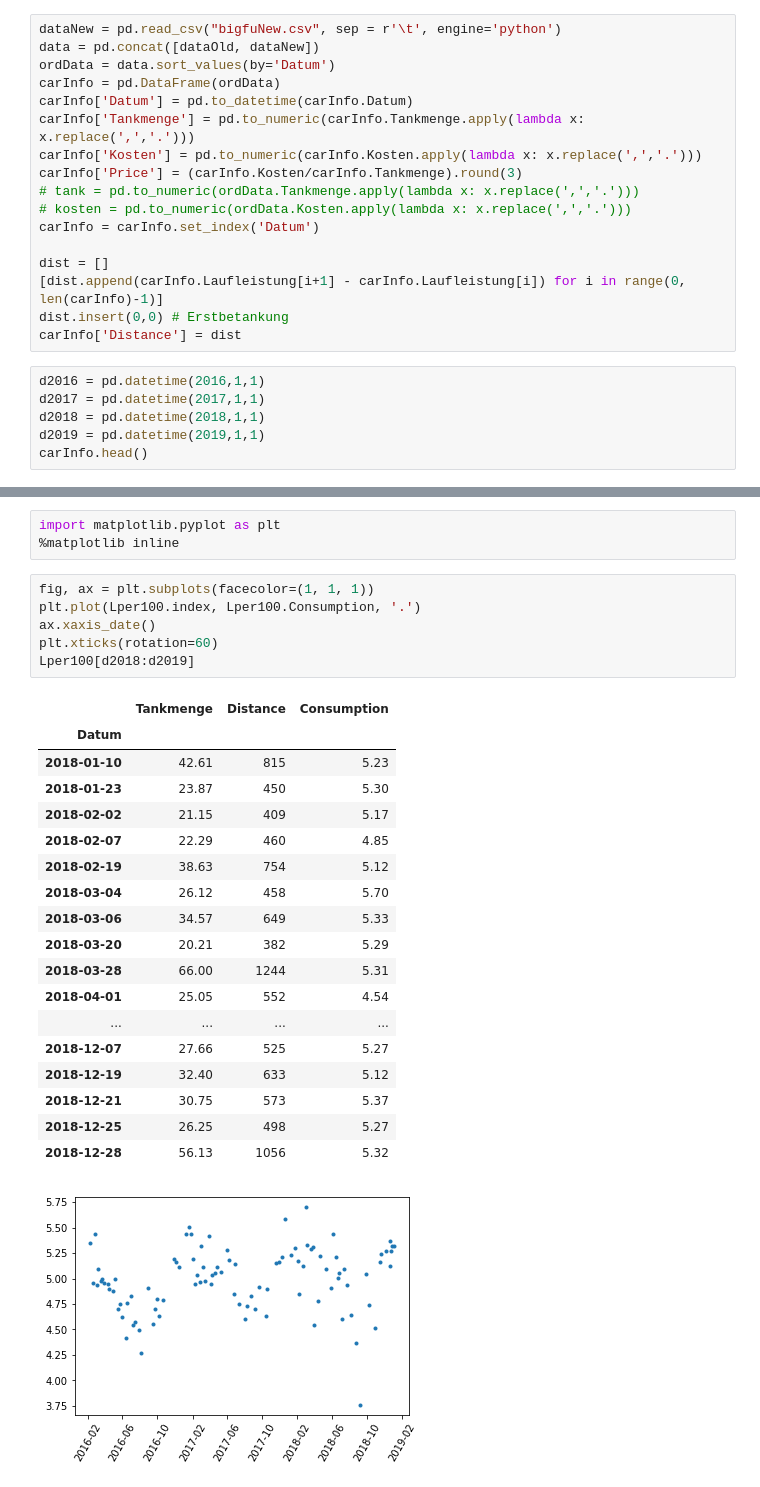
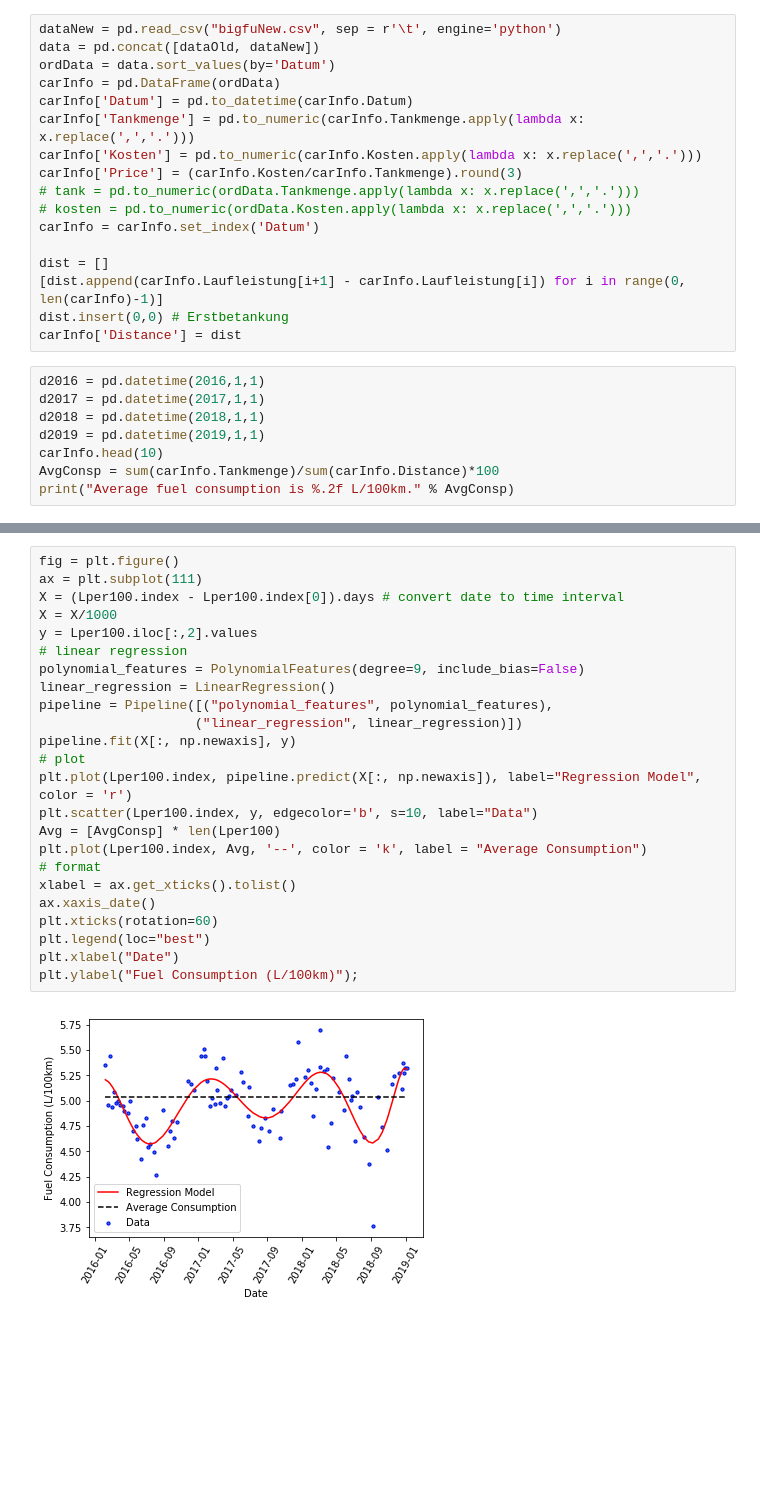
Before and after one commit to geraldgong/PKW_Fuel_Consumption, a Jupyter notebook: FordFuel.ipynb, the cells around one changed output, grey strips where cells are left out. Cells and saved outputs as stored; diff of their text form; blank space fills up the shorter version.

```diff
--- a/FordFuel.ipynb
+++ b/FordFuel.ipynb
@@ -35,5 +48,7 @@ d2016 = pd.datetime(2016,1,1)
 d2017 = pd.datetime(2017,1,1)
 d2018 = pd.datetime(2018,1,1)
 d2019 = pd.datetime(2019,1,1)
-carInfo.head()
+carInfo.head(10)
+AvgConsp = sum(carInfo.Tankmenge)/sum(carInfo.Distance)*100
+print("Average fuel consumption is %.2f L/100km." % AvgConsp)
 # %% [output]
@@ -85,29 +88,26 @@ See the caveats in the documentation: http://pandas.pydata.org/pandas-docs/stabl
-# %%
-import matplotlib.pyplot as plt
-%matplotlib inline
-# %%
-fig, ax = plt.subplots(facecolor=(1, 1, 1))
-plt.plot(Lper100.index, Lper100.Consumption, '.')
-ax.xaxis_date()
-plt.xticks(rotation=60)
-Lper100[d2018:d2019]
-# %% [output]
-|  | Tankmenge | Distance | Consumption |
-| Datum |  |  |  |
-| 2018-01-10 | 42.61 | 815 | 5.23 |
-| 2018-01-23 | 23.87 | 450 | 5.30 |
-| 2018-02-02 | 21.15 | 409 | 5.17 |
-| 2018-02-07 | 22.29 | 460 | 4.85 |
-| 2018-02-19 | 38.63 | 754 | 5.12 |
-| 2018-03-04 | 26.12 | 458 | 5.70 |
-| 2018-03-06 | 34.57 | 649 | 5.33 |
-| 2018-03-20 | 20.21 | 382 | 5.29 |
-| 2018-03-28 | 66.00 | 1244 | 5.31 |
-| 2018-04-01 | 25.05 | 552 | 4.54 |
-| ... | ... | ... | ... |
-| 2018-12-07 | 27.66 | 525 | 5.27 |
-| 2018-12-19 | 32.40 | 633 | 5.12 |
-| 2018-12-21 | 30.75 | 573 | 5.37 |
-| 2018-12-25 | 26.25 | 498 | 5.27 |
-| 2018-12-28 | 56.13 | 1056 | 5.32 |
-[figure, removed]
+# %%
+fig = plt.figure()
+ax = plt.subplot(111)
+X = (Lper100.index - Lper100.index[0]).days # convert date to time interval
+X = X/1000
+y = Lper100.iloc[:,2].values
+# linear regression
+polynomial_features = PolynomialFeatures(degree=9, include_bias=False)
+linear_regression = LinearRegression()
+pipeline = Pipeline([("polynomial_features", polynomial_features),
+                    ("linear_regression", linear_regression)])
+pipeline.fit(X[:, np.newaxis], y)
+# plot
+plt.plot(Lper100.index, pipeline.predict(X[:, np.newaxis]), label="Regression Model", color = 'r')
+plt.scatter(Lper100.index, y, edgecolor='b', s=10, label="Data")
+Avg = [AvgConsp] * len(Lper100)
+plt.plot(Lper100.index, Avg, '--', color = 'k', label = "Average Consumption")
+# format
+xlabel = ax.get_xticks().tolist()
+ax.xaxis_date()
+plt.xticks(rotation=60)
+plt.legend(loc="best")
+plt.xlabel("Date")
+plt.ylabel("Fuel Consumption (L/100km)");
+# %% [output]
+[figure, added]
```
Also changed, not shown: parts of 3 cells of this notebook.
